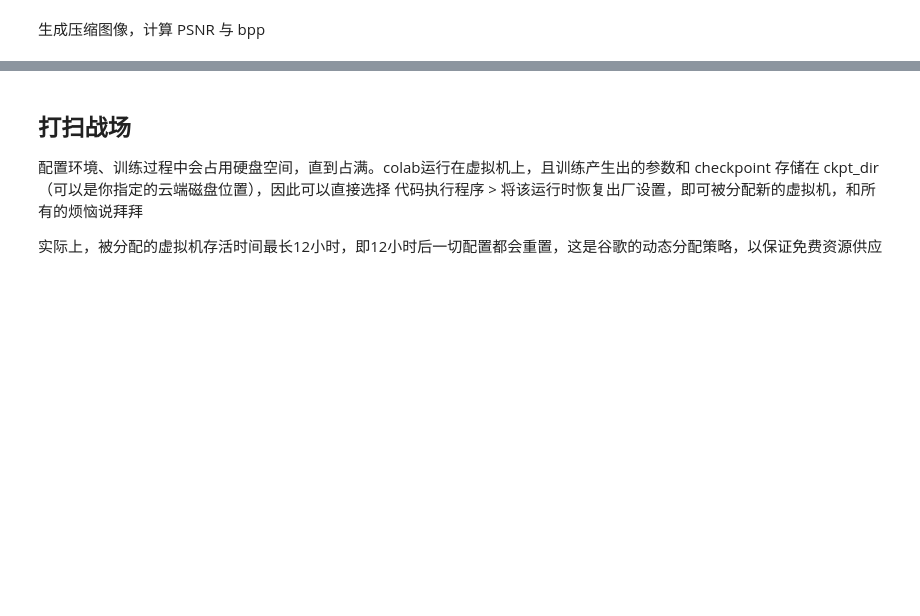
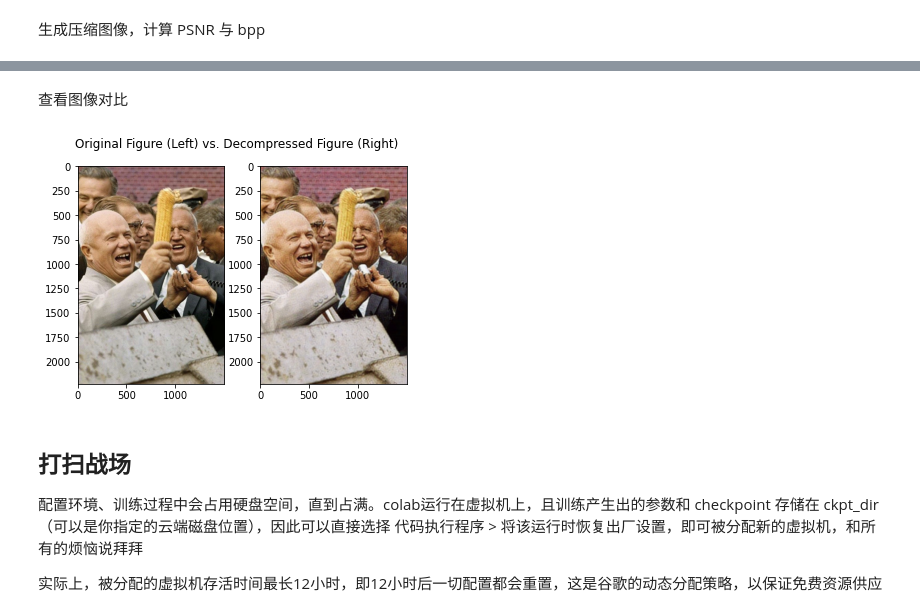
Before and after one commit to zhou-yuhan/CLIC-2021-Learned-Image-Compression, a Jupyter notebook: CLIC2021.ipynb, the cells around one changed output, grey strips where cells are left out. Saved outputs shown, nothing was run; the diff lists cells and outputs as text; code cells hidden in the pictures; blank space fills up the shorter version.

```diff
--- a/CLIC2021.ipynb
+++ b/CLIC2021.ipynb
@@ -86,3 +102,25 @@ python -m hific.evaluate --config hific \
+# %% [markdown]
+查看图像对比
+# %%
+%matplotlib inline
+import matplotlib.image as mpimg
+import matplotlib.pyplot as plt
+import glob
+
+inp_filename = glob.glob('/content/drive/My Drive/Colab Notebooks/CLIC2021/usr_out/*inp.png')[0]
+otp_filename = glob.glob('/content/drive/My Drive/Colab Notebooks/CLIC2021/usr_out/*otp.png')[0]
+inp = mpimg.imread(inp_filename)
+otp = mpimg.imread(otp_filename)
+
+plt.figure()
+plt.subplot(1,2,1)
+plt.suptitle('Original Figure (Left) vs. Decompressed Figure (Right)')
+plt.imshow(inp)
+plt.subplot(1,2,2)
+plt.imshow(otp)
+plt.show()
+# %% [output]
+[figure, added]
 # %% [markdown]
 ## 打扫战场
 配置环境、训练过程中会占用硬盘空间，直到占满。colab运行在虚拟机上，且训练产生出的参数和 checkpoint 存储在 ckpt_dir（可以是你指定的云端磁盘位置），因此可以直接选择 代码执行程序 > 将该运行时恢复出厂设置，即可被分配新的虚拟机，和所有的烦恼说拜拜
```
Also changed, not shown: parts of 3 cells of this notebook.
